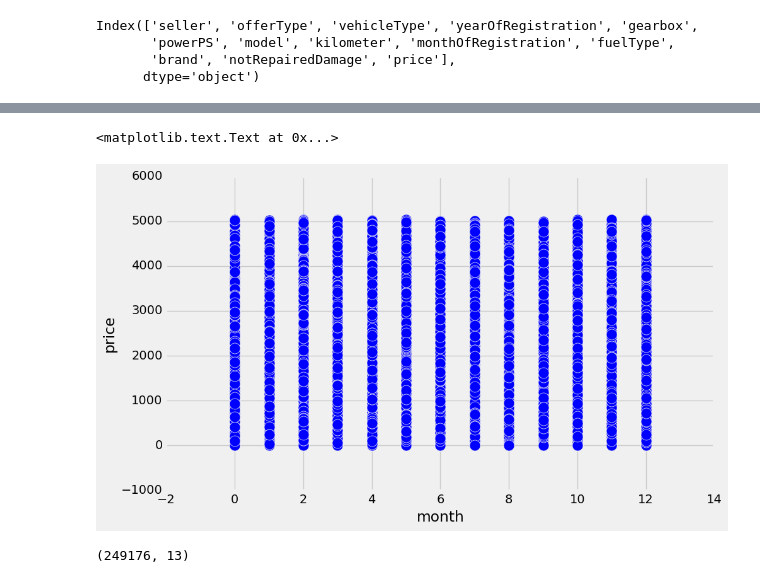
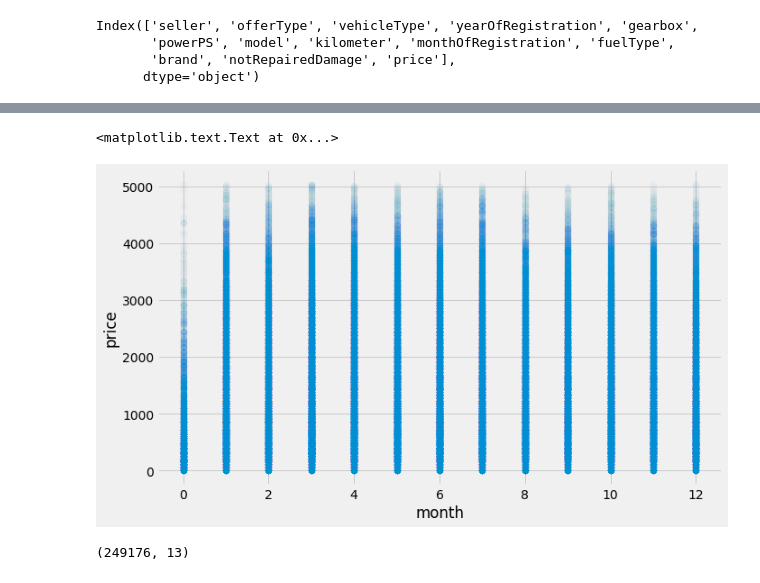
Before and after one commit to amitkaps/hackermath, a Jupyter notebook: Module_1f_Exercise_LinearRegression-Completed.ipynb, the cells around one changed output, grey strips where cells are left out. Drawn from its saved outputs; the diff is of its cells as text; code cells hidden in the pictures.

```diff
--- a/Module_1f_Exercise_LinearRegression-Completed.ipynb
+++ b/Module_1f_Exercise_LinearRegression-Completed.ipynb
@@ -105,12 +112,12 @@ plt.ylabel('price')
 # %%
 plt.scatter(cars_encoded.monthOfRegistration,
            cars_encoded.price,
-           s=150)
+           s=50, alpha = 0.01)
 plt.xlabel('month')
 plt.ylabel('price')
 # %% [output]
 <matplotlib.text.Text at 0x...>
-[figure, old version]
+[figure, new version]
 # %%
 #6.Build OLS Model - statsmodel
 import statsmodels.api as sm
```
Also changed, not shown: parts of 3 cells of this notebook, 13 other files.
